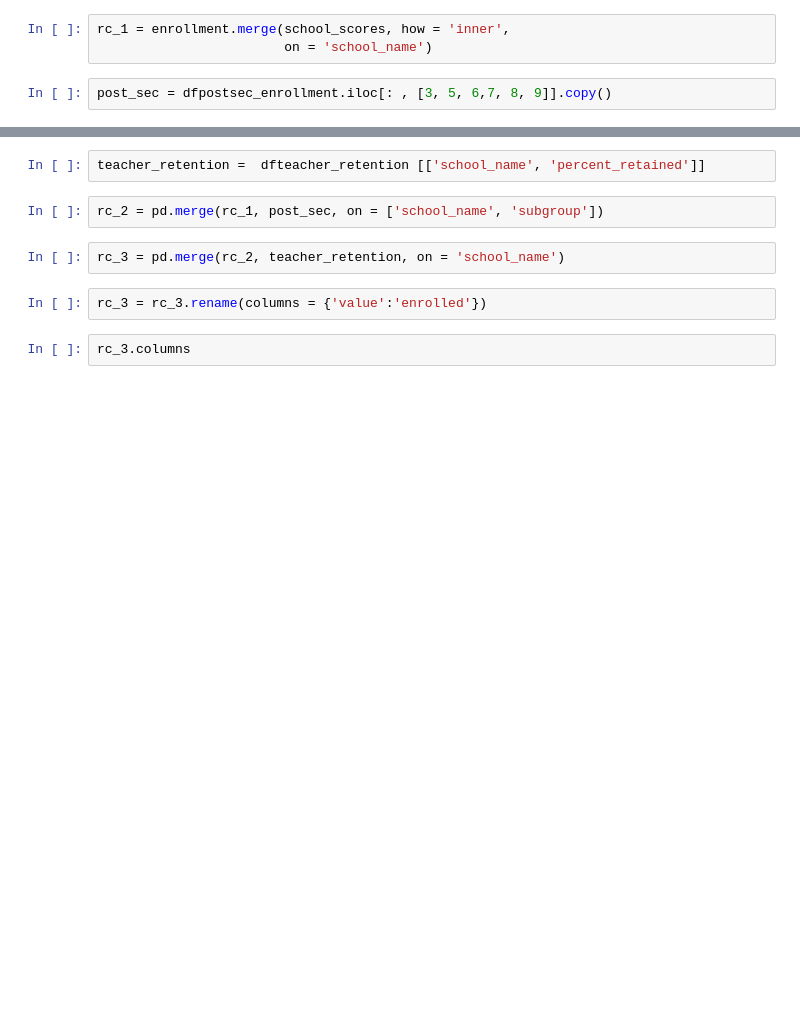
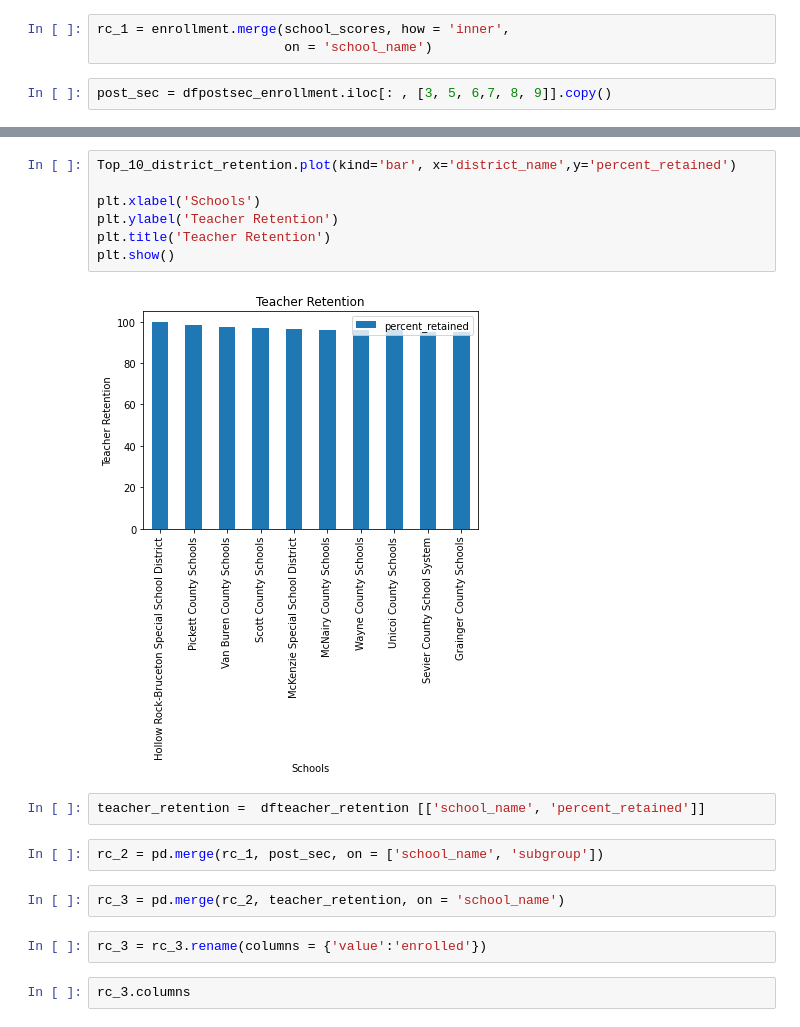
Before and after one commit to yvonnemartinez716/teacher_satisfaction_vs_student-performance, a Jupyter notebook: Notebooks/Student Performance and Teacher Satisfaction.ipynb, the cells around one changed output, grey strips where cells are left out. Drawn from its saved outputs; the diff is of its cells as text; blank space fills up the shorter version.

```diff
--- a/Notebooks/Student Performance and Teacher Satisfaction.ipynb
+++ b/Notebooks/Student Performance and Teacher Satisfaction.ipynb
@@ -69,3 +124,12 @@ post_sec = dfpostsec_enrollment.iloc[: , [3, 5, 6,7, 8, 9]].copy()
+# %%
+Top_10_district_retention.plot(kind='bar', x='district_name',y='percent_retained')
+
+plt.xlabel('Schools')
+plt.ylabel('Teacher Retention')
+plt.title('Teacher Retention')
+plt.show()
+# %% [output]
+[figure, added]
 # %%
 teacher_retention =  dfteacher_retention [['school_name', 'percent_retained']]
 # %%
```
Also changed, not shown: parts of 29 cells of this notebook.
